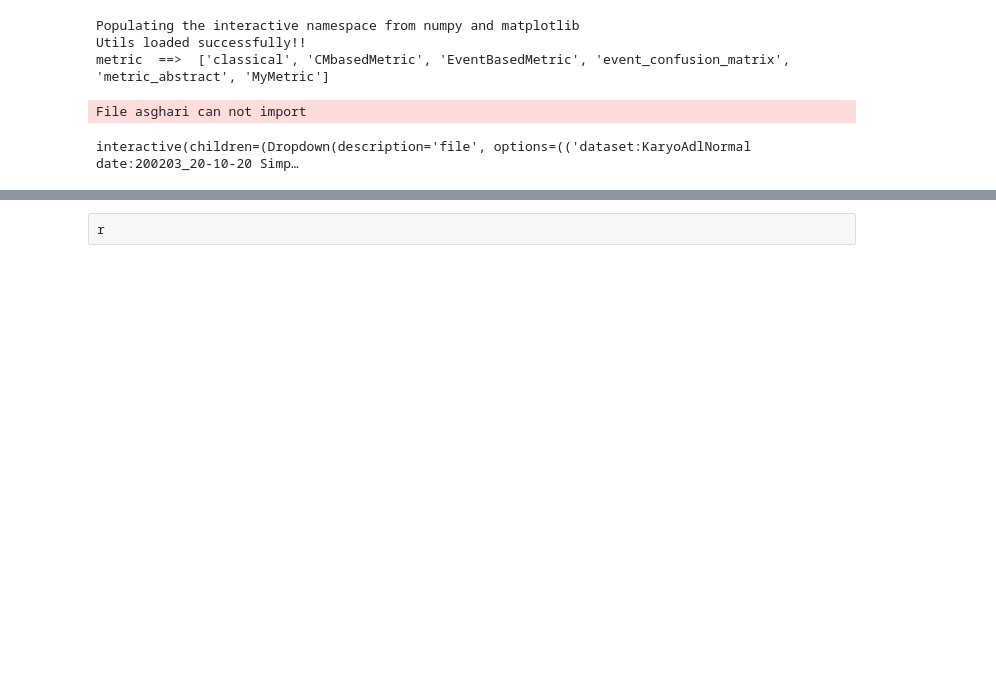
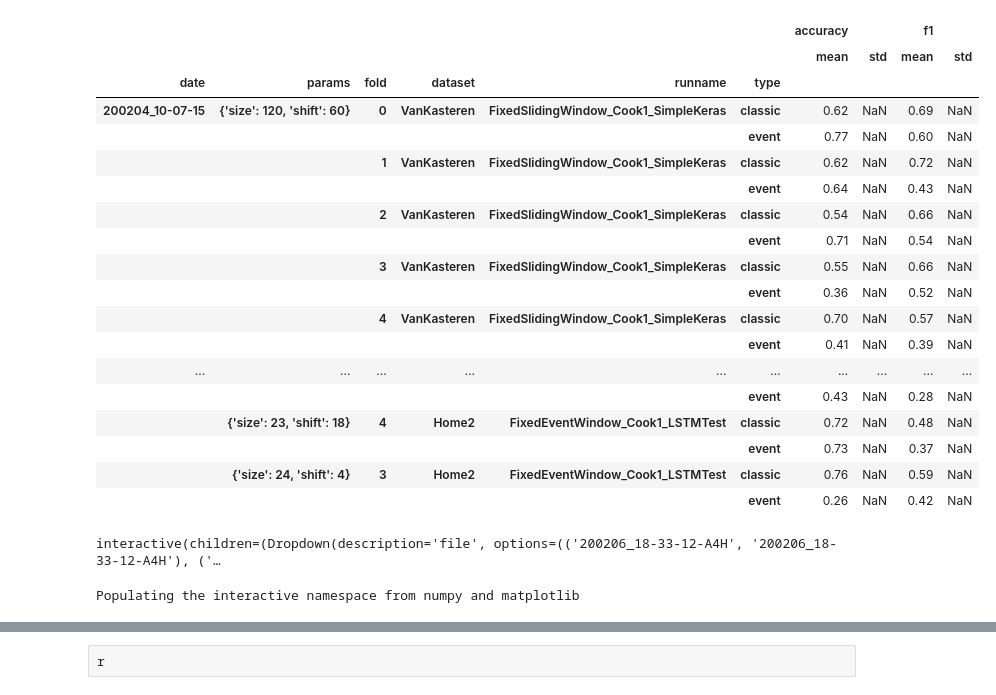
Before and after one commit to modaresimr/UnifiedAR, a Jupyter notebook: result_viewer2.ipynb, the cells around one changed output, grey strips where cells are left out. Cells and saved outputs as stored; diff of their text form; code cells hidden in the pictures; blank space fills up the shorter version.

```diff
--- a/result_viewer2.ipynb
+++ b/result_viewer2.ipynb
@@ -0,0 +1,4 @@
+# %%
+import result_analyse.resultloader
+restable=result_analyse.resultloader.get_all_runs_table()
+restable
@@ -0,0 +32,12 @@
+# %%
+restable.runname=restable.runname.apply(lambda x:x.replace('SimplePreprocessing_',''))
+restable.runname=restable.runname.apply(lambda x:x.replace('CookActivityFetcher_',''))
+restable.runname=restable.runname.apply(lambda x:x.replace('_SimpleCombiner_Accuracy_Accuracy_',''))
+restable.runname=restable.runname.apply(lambda x:x.replace('FeatureExtraction',''))
+
+
+res2=restable.groupby(['date','dataset','runname','type']).mean()
+#res2=restable
+#res2.groupby(['dataset','runname','type']).std()
+from IPython.display import display, HTML
+display(HTML(res2.groupby(['dataset','runname','type']).agg({'accuracy':['mean','std'],'f1':['mean','std','count']}).to_html()))
@@ -1,32 +64,67 @@
+# %%
+restable.runname=restable.runname.apply(lambda x:x.replace('SimplePreprocessing_',''))
+restable.runname=restable.runname.apply(lambda x:x.replace('CookActivityFetcher_',''))
+restable.runname=restable.runname.apply(lambda x:x.replace('_SimpleCombiner_Accuracy_Accuracy_',''))
+restable.runname=restable.runname.apply(lambda x:x.replace('FeatureExtraction',''))
+
+
+#res2=restable.groupby(['date','dataset','runname','type']).mean()
+res2=restable
+#res2.groupby(['dataset','runname','type']).std()
+from IPython.display import display, HTML
+display(HTML(res2.groupby(['date','params','fold','dataset','runname','type']).agg({'accuracy':['mean','std'],'f1':['mean','std']}).to_html()))
+# %% [output]
+|  |  |  |  |  |  | accuracy |  | f1 |  |
+|  |  |  |  |  |  | mean | std | mean | std |
+| date | params | fold | dataset | runname | type |  |  |  |  |
+| 200204_10-07-15 | {'size': 120, 'shift': 60} | 0 | VanKasteren | FixedSlidingWindow_Cook1_SimpleKeras | classic | 0.62 | NaN | 0.69 | NaN |
+|  |  |  |  |  | event | 0.77 | NaN | 0.60 | NaN |
+|  |  | 1 | VanKasteren | FixedSlidingWindow_Cook1_SimpleKeras | classic | 0.62 | NaN | 0.72 | NaN |
+|  |  |  |  |  | event | 0.64 | NaN | 0.43 | NaN |
+|  |  | 2 | VanKasteren | FixedSlidingWindow_Cook1_SimpleKeras | classic | 0.54 | NaN | 0.66 | NaN |
+|  |  |  |  |  | event | 0.71 | NaN | 0.54 | NaN |
+|  |  | 3 | VanKasteren | FixedSlidingWindow_Cook1_SimpleKeras | classic | 0.55 | NaN | 0.66 | NaN |
+|  |  |  |  |  | event | 0.36 | NaN | 0.52 | NaN |
+|  |  | 4 | VanKasteren | FixedSlidingWindow_Cook1_SimpleKeras | classic | 0.70 | NaN | 0.57 | NaN |
+|  |  |  |  |  | event | 0.41 | NaN | 0.39 | NaN |
+| ... | ... | ... | ... | ... | ... | ... | ... | ... | ... |
+|  |  |  |  |  | event | 0.43 | NaN | 0.28 | NaN |
+|  | {'size': 23, 'shift': 18} | 4 | Home2 | FixedEventWindow_Cook1_LSTMTest | classic | 0.72 | NaN | 0.48 | NaN |
+|  |  |  |  |  | event | 0.73 | NaN | 0.37 | NaN |
+|  | {'size': 24, 'shift': 4} | 3 | Home2 | FixedEventWindow_Cook1_LSTMTest | classic | 0.76 | NaN | 0.59 | NaN |
+|  |  |  |  |  | event | 0.26 | NaN | 0.42 | NaN |
 # %%
 #%matplotlib widget
-%pylab inline
-pylab.rcParams['figure.figsize'] = (8, 6)
+import sklearn.metrics
+
 import  general.utils as utils
 import result_analyse.resultloader
 import result_analyse.visualisation as vs
+from metric.CMbasedMetric import CMbasedMetric
+from ipywidgets import interact, interactive, fixed, interact_manual
+import pandas as pd
 
-from ipywidgets import interact, interactive, fixed, interact_manual
+
 
 @interact
 def result_selector(file=result_analyse.resultloader.get_runs()):
     if(file==None):return
     print('Analysing ',file)
     run_info,dataset,evalres=utils.loadState(file)
-    for i in range(len(evalres)):
-        quality=evalres[i].quality
-        print('Evalution quality fold=%d is %s' % (i, quality))
+    print(evalres)
+    display(result_analyse.resultloader.getRunTable(run_info,dataset,evalres))
 
     #vs.visualize(dataset)
     print(len(dataset.sensor_events))
     for i in range(len(evalres)):
         # vs.my_result_analyse(evalres[i].real_events,evalres[i].pred_events)
         vs.plotJoinAct(dataset,evalres[i].real_events,evalres[i].pred_events)
+
+
+%pylab inline
+pylab.rcParams['figure.figsize'] = (8,8)
 # %% [output]
-Populating the interactive namespace from numpy and matplotlib
-Utils loaded successfully!!
-metric  ==>  ['classical', 'CMbasedMetric', 'EventBasedMetric', 'event_confusion_matrix', 'metric_abstract', 'MyMetric']
+interactive(children=(Dropdown(description='file', options=(('200206_18-33-12-A4H', '200206_18-33-12-A4H'), ('…
-File asghari can not import
+Populating the interactive namespace from numpy and matplotlib
-interactive(children=(Dropdown(description='file', options=(('dataset:KaryoAdlNormal date:200203_20-10-20 Simp…
 # %%
 dataset.sensor_events
```
Also changed, not shown: parts of 3 cells of this notebook, 8 other files.
